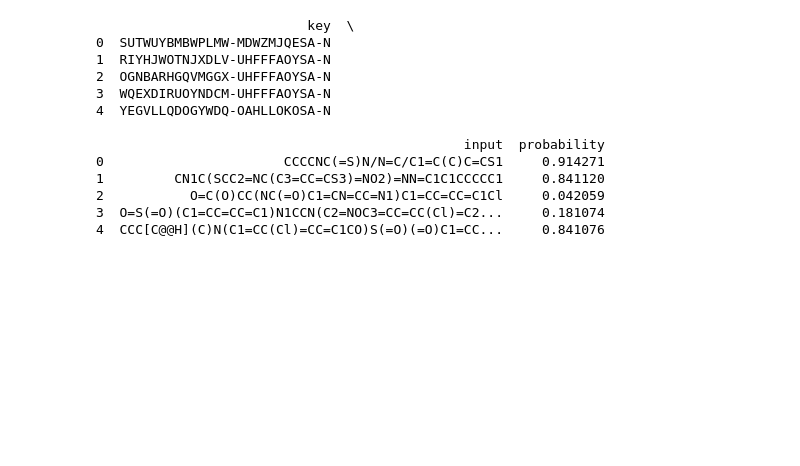
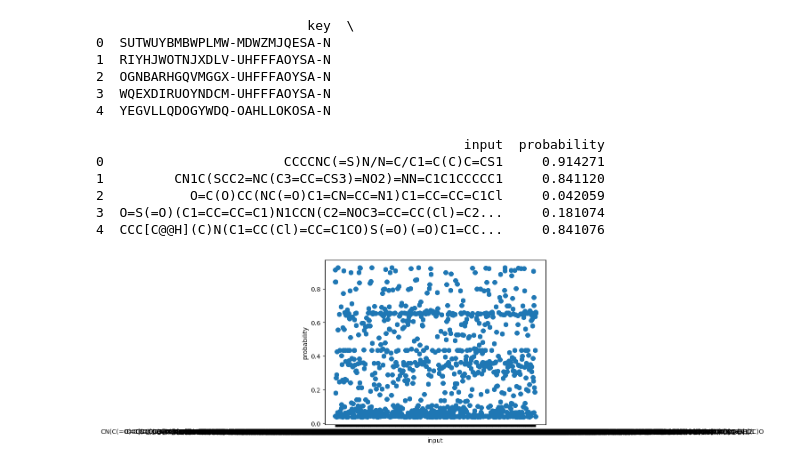
Before and after one commit to DyuthiVivek/eos2ta5_model_testing, a Jupyter notebook: eos2ta5.ipynb, the cells around one changed output. Drawn from its saved outputs; the diff is of its cells as text; code cells hidden in the pictures; blank space fills up the shorter version.

Commit message:
added scatter plot

```diff
--- a/eos2ta5.ipynb
+++ b/eos2ta5.ipynb
@@ -111,3 +111,7 @@ print(output.head())
 # %%
 output_path = "%s/%s_output.csv" % (output_folder, model_name)
 output.to_csv(output_path, index=False)
+# %%
+output.plot.scatter(x = 'input', y = 'probability', s = 50);
+# %% [output]
+[figure, added]
```
